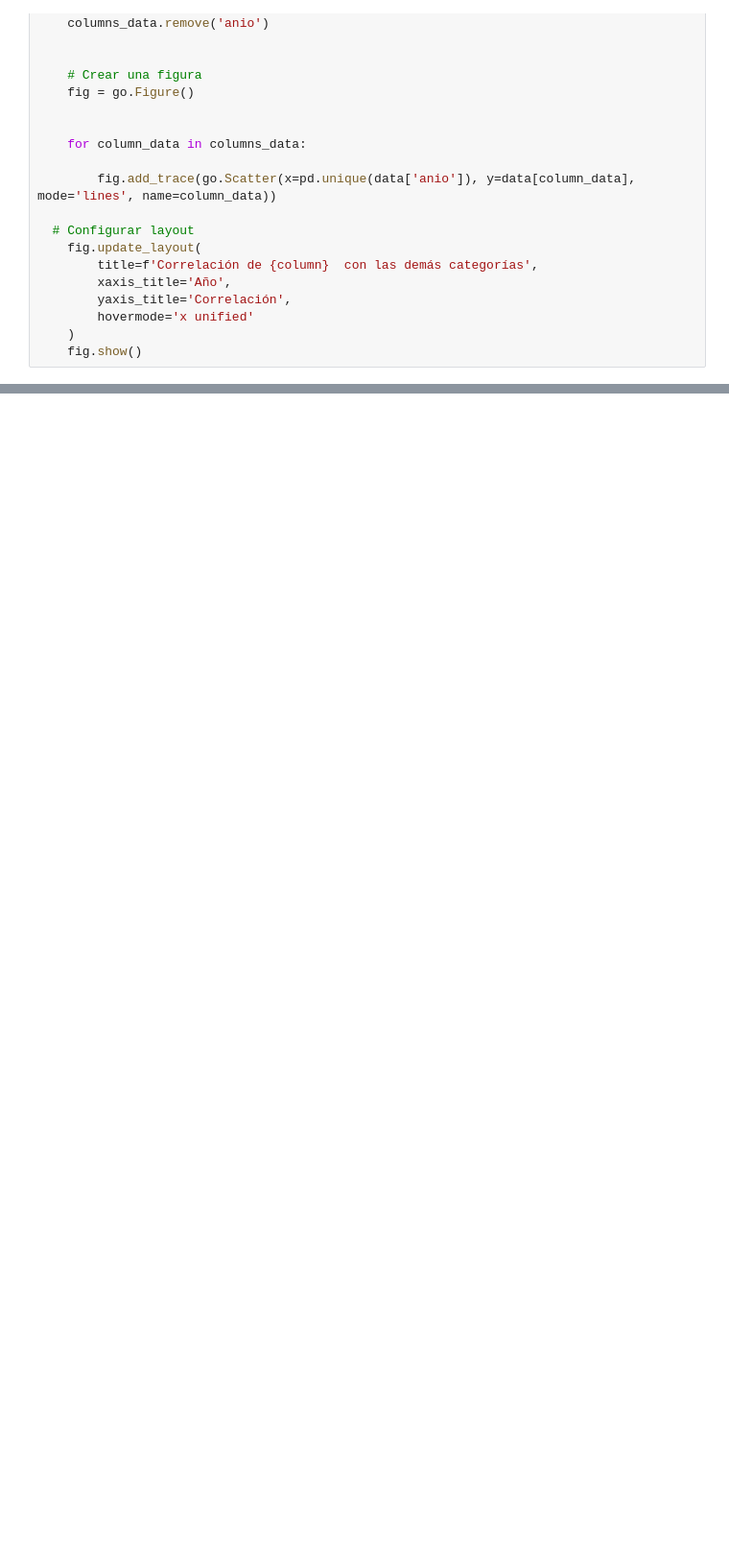
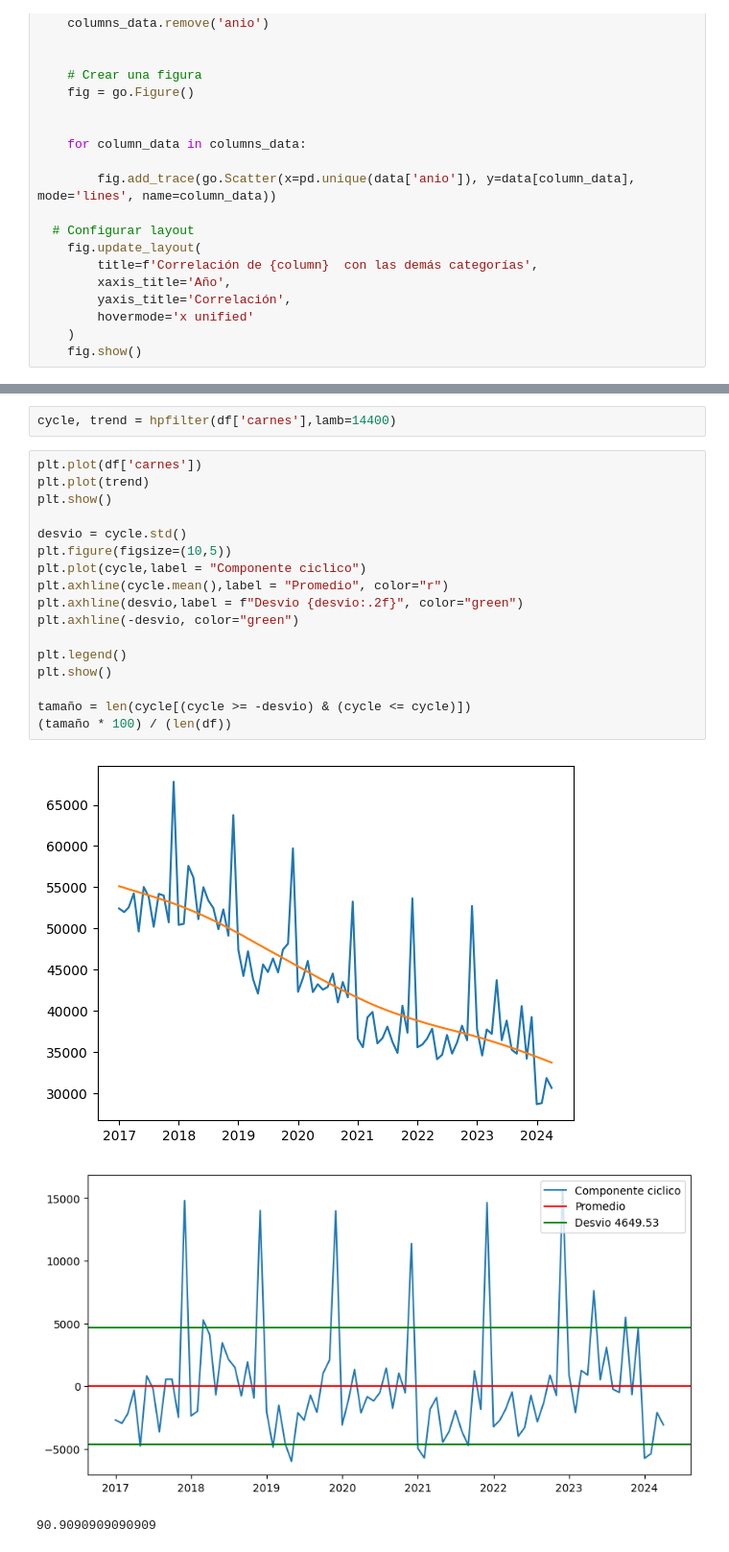
Before and after one commit to gastonbenitez2001/diplomatura_unne, a Jupyter notebook: trabajo_diplo/descriptiva_corrientes.ipynb, the cells around one changed output, grey strips where cells are left out. Shown at 96% size. Cells and saved outputs as stored; diff of their text form; blank space fills up the shorter version.

```diff
--- a/trabajo_diplo/descriptiva_corrientes.ipynb
+++ b/trabajo_diplo/descriptiva_corrientes.ipynb
@@ -228,0 +231,23 @@ for column in columnas:
+# %%
+cycle, trend = hpfilter(df['carnes'],lamb=14400)
+# %%
+plt.plot(df['carnes'])
+plt.plot(trend)
+plt.show()
+
+desvio = cycle.std()
+plt.figure(figsize=(10,5))
+plt.plot(cycle,label = "Componente ciclico")
+plt.axhline(cycle.mean(),label = "Promedio", color="r")
+plt.axhline(desvio,label = f"Desvio {desvio:.2f}", color="green")
+plt.axhline(-desvio, color="green")
+
+plt.legend()
+plt.show()
+
+tamaño = len(cycle[(cycle >= -desvio) & (cycle <= cycle)])
+(tamaño * 100) / (len(df))
+# %% [output]
+[figure, added]
+[figure, added]
+90.9090909090909
```
Also changed, not shown: parts of 2 cells of this notebook.
